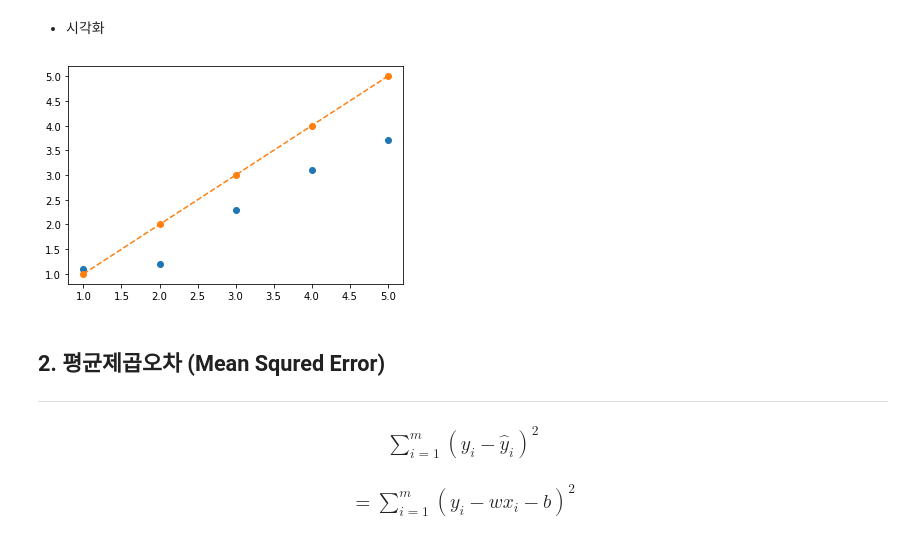
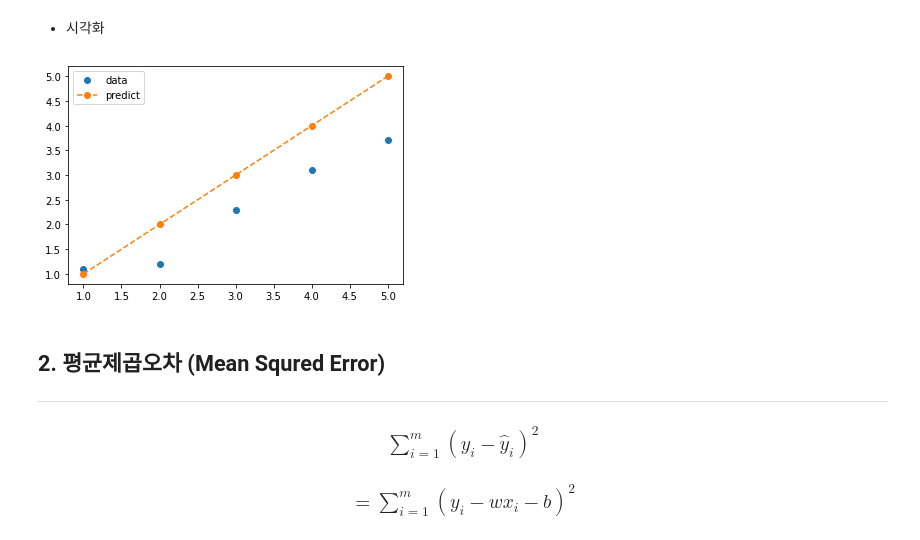
Before and after one commit to josooik/Lecture_deeplearning_basic, a Jupyter notebook: LinearRegression.ipynb, the cells around one changed output. Drawn from its saved outputs; the diff is of its cells as text; code cells hidden in the pictures.

```diff
--- a/LinearRegression.ipynb
+++ b/LinearRegression.ipynb
@@ -32,8 +33,8 @@ from tensorflow.keras import optimizers
 # %% [markdown]
 ### **구현**
 # %%
-def hypothesis(x, W=1, b=0):
-  return np.dot(W,x)+b
+def hypothesis(x, w=1, b=0):
+  return np.dot(w,x)+b
 # %% [markdown]
 ### **회귀 시각화**
 
@@ -54,10 +55,11 @@ y = [1.1,1.2,2.3,3.1,3.7]
 # %%
 y_pred = hypothesis(x)
 plt.plot(x, y , marker='o', linestyle='')
 plt.plot(x, y_pred, marker='o', linestyle='--')
+plt.legend(["data", "predict"])
 plt.show()
 # %% [output]
-[figure, old version]
+[figure, new version]
 # %% [markdown]
 ## 2. 평균제곱오차 (Mean Squred Error)
 ---
```
Also changed, not shown: parts of 1 cell of this notebook.
